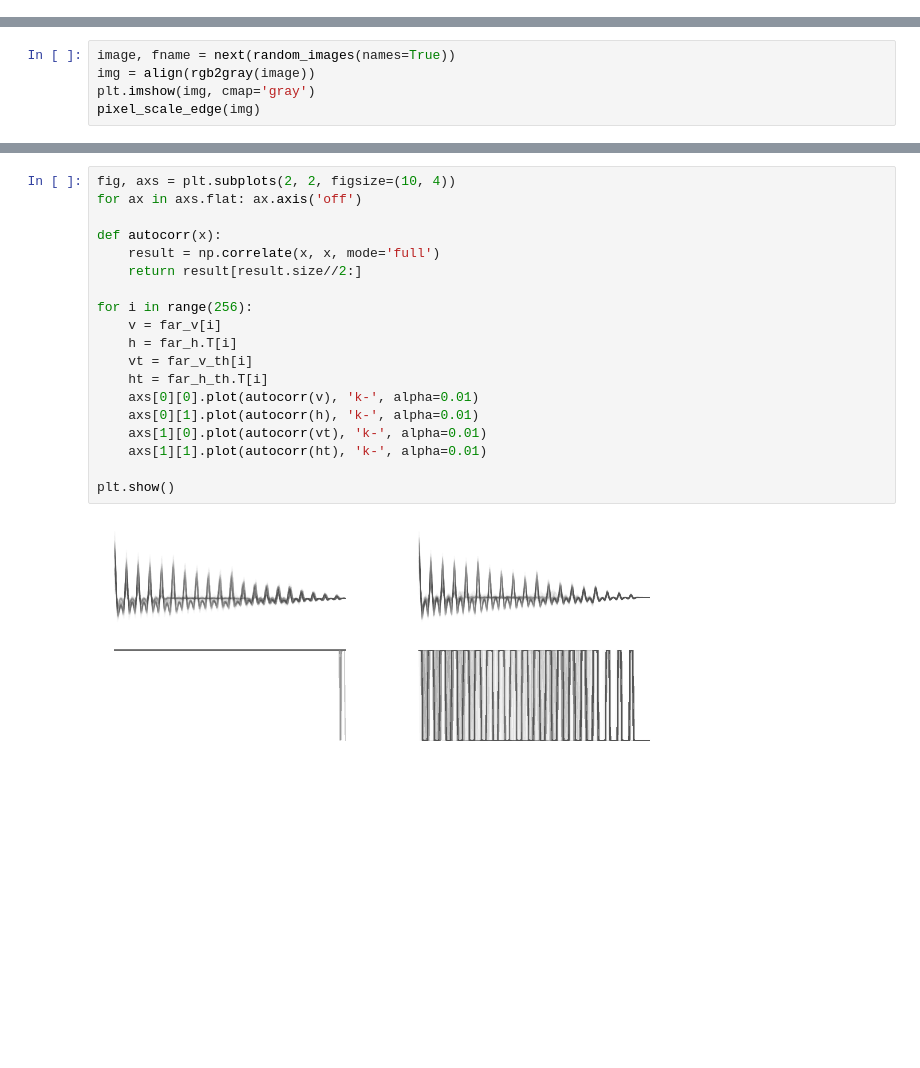
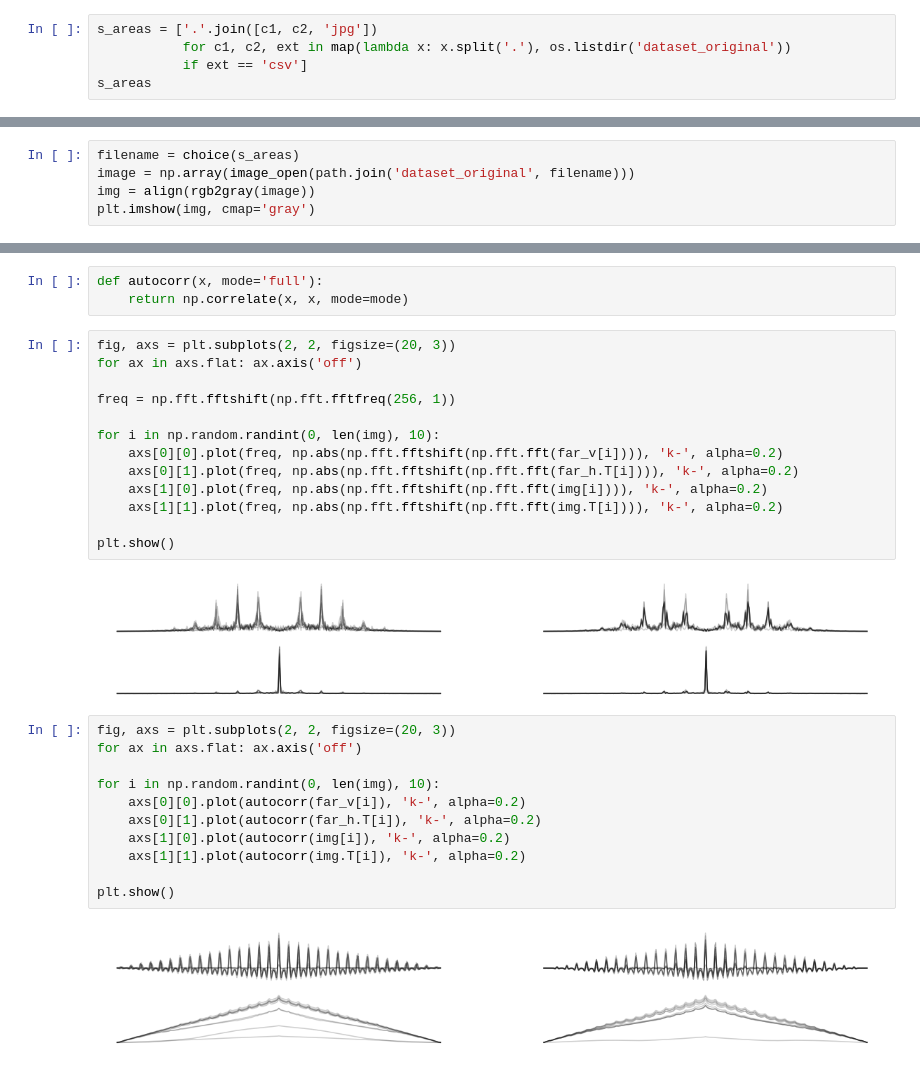
Before and after one commit to JairoSSantos/PAC-project, a Jupyter notebook: cnn/scale-detection-farid.ipynb, the cells around one changed output, grey strips where cells are left out. Saved outputs shown, nothing was run; the diff lists cells and outputs as text; blank space fills up the shorter version.

```diff
--- a/cnn/scale-detection-farid.ipynb
+++ b/cnn/scale-detection-farid.ipynb
@@ -8,3 +9,8 @@ from skimage import filters
 from random import choice
 from scipy import signal
 from skimage.color import gray2rgb
+# %%
+s_areas = ['.'.join([c1, c2, 'jpg'])
+           for c1, c2, ext in map(lambda x: x.split('.'), os.listdir('dataset_original'))
+           if ext == 'csv']
+s_areas
@@ -11,6 +33,6 @@ from skimage.color import gray2rgb
 # %%
-image, fname = next(random_images(names=True))
+filename = choice(s_areas)
+image = np.array(image_open(path.join('dataset_original', filename)))
 img = align(rgb2gray(image))
 plt.imshow(img, cmap='gray')
-pixel_scale_edge(img)
 # %% [output]
@@ -55,21 +80,31 @@ plt.show()
+# %%
+def autocorr(x, mode='full'):
+    return np.correlate(x, x, mode=mode)
+# %%
+fig, axs = plt.subplots(2, 2, figsize=(20, 3))
+for ax in axs.flat: ax.axis('off')
+
+freq = np.fft.fftshift(np.fft.fftfreq(256, 1))
+
+for i in np.random.randint(0, len(img), 10):
+    axs[0][0].plot(freq, np.abs(np.fft.fftshift(np.fft.fft(far_v[i]))), 'k-', alpha=0.2)
+    axs[0][1].plot(freq, np.abs(np.fft.fftshift(np.fft.fft(far_h.T[i]))), 'k-', alpha=0.2)
+    axs[1][0].plot(freq, np.abs(np.fft.fftshift(np.fft.fft(img[i]))), 'k-', alpha=0.2)
+    axs[1][1].plot(freq, np.abs(np.fft.fftshift(np.fft.fft(img.T[i]))), 'k-', alpha=0.2)
+
+plt.show()
+# %% [output]
+[figure, added]
 # %%
-fig, axs = plt.subplots(2, 2, figsize=(10, 4))
+fig, axs = plt.subplots(2, 2, figsize=(20, 3))
 for ax in axs.flat: ax.axis('off')
 
-def autocorr(x):
-    result = np.correlate(x, x, mode='full')
-    return result[result.size//2:]
-
-for i in range(256):
-    v = far_v[i]
-    h = far_h.T[i]
-    vt = far_v_th[i]
-    ht = far_h_th.T[i]
-    axs[0][0].plot(autocorr(v), 'k-', alpha=0.01)
-    axs[0][1].plot(autocorr(h), 'k-', alpha=0.01)
-    axs[1][0].plot(autocorr(vt), 'k-', alpha=0.01)
-    axs[1][1].plot(autocorr(ht), 'k-', alpha=0.01)
+for i in np.random.randint(0, len(img), 10):
+    axs[0][0].plot(autocorr(far_v[i]), 'k-', alpha=0.2)
+    axs[0][1].plot(autocorr(far_h.T[i]), 'k-', alpha=0.2)
+    axs[1][0].plot(autocorr(img[i]), 'k-', alpha=0.2)
+    axs[1][1].plot(autocorr(img.T[i]), 'k-', alpha=0.2)
 
 plt.show()
 # %% [output]
-[figure, old version]
+[figure, new version]
```
Also changed, not shown: parts of 20 cells of this notebook, 15 other files.
